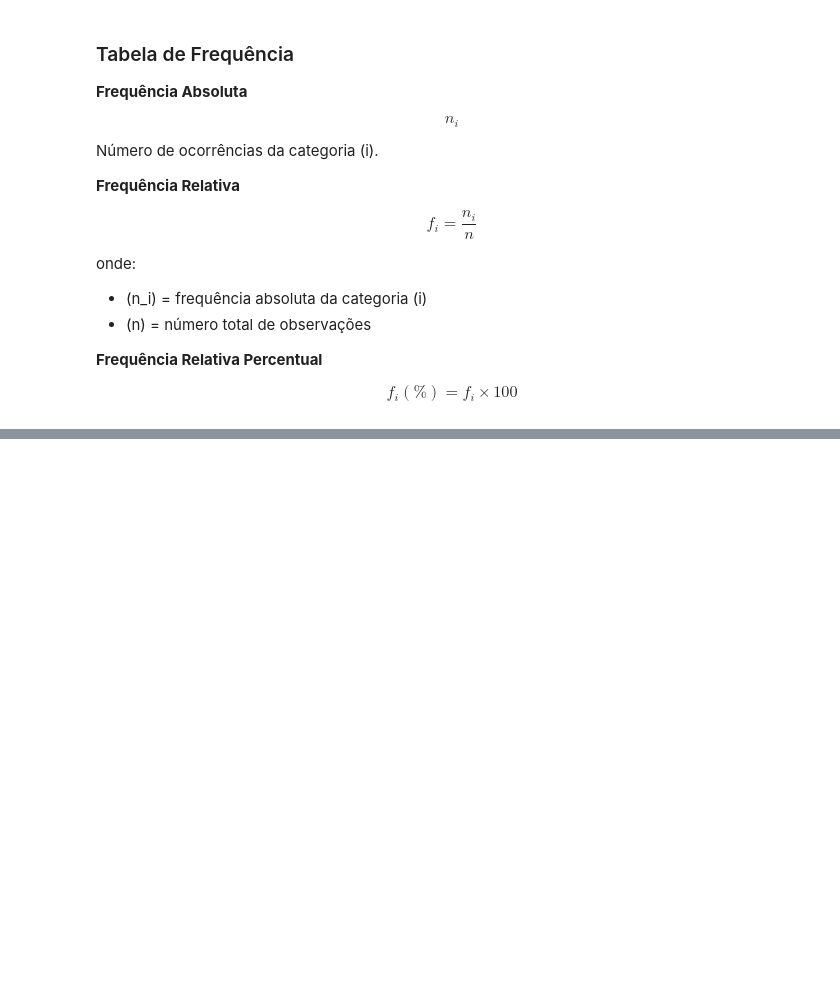
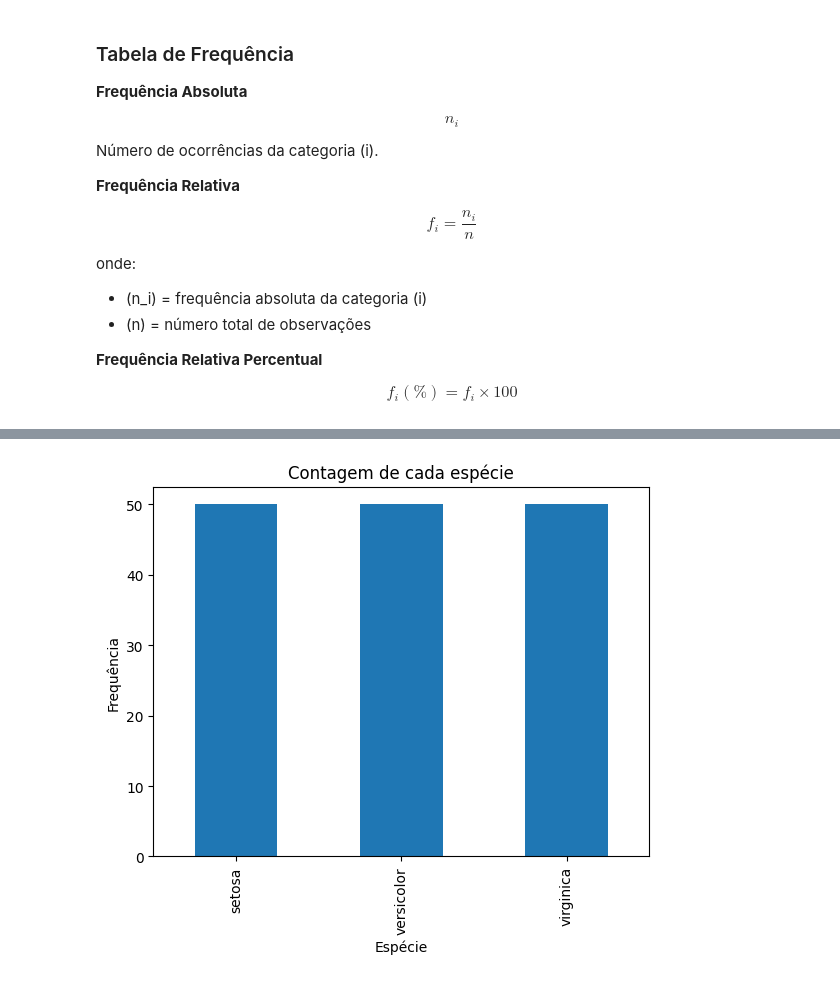
Before and after one commit to gblsun/dev, a Jupyter notebook: Bacharelado - Ciência da Computação IMPACTA/5 Semestre/Análise Exploratória de Dados/Atividade Prática 1 - dataset iris/analise_dataset_iris.ipynb, the cells around one changed output, grey strips where cells are left out. Cells and saved outputs as stored; diff of their text form; code cells hidden in the pictures; blank space fills up the shorter version.

```diff
--- a/Bacharelado - Ciência da Computação IMPACTA/5 Semestre/Análise Exploratória de Dados/Atividade Prática 1 - dataset iris/analise_dataset_iris.ipynb
+++ b/Bacharelado - Ciência da Computação IMPACTA/5 Semestre/Análise Exploratória de Dados/Atividade Prática 1 - dataset iris/analise_dataset_iris.ipynb
@@ -133,0 +266,12 @@ tabela_freq
+# %%
+# Gráfico de Barras (contagem de espécies)
+import matplotlib.pyplot as plt
+
+freq_abs.plot(kind="bar")
+
+plt.title("Contagem de cada espécie")
+plt.xlabel("Espécie")
+plt.ylabel("Frequência")
+plt.show()
+# %% [output]
+[figure, added]
```
Also changed, not shown: parts of 30 cells of this notebook, 2 other files.
